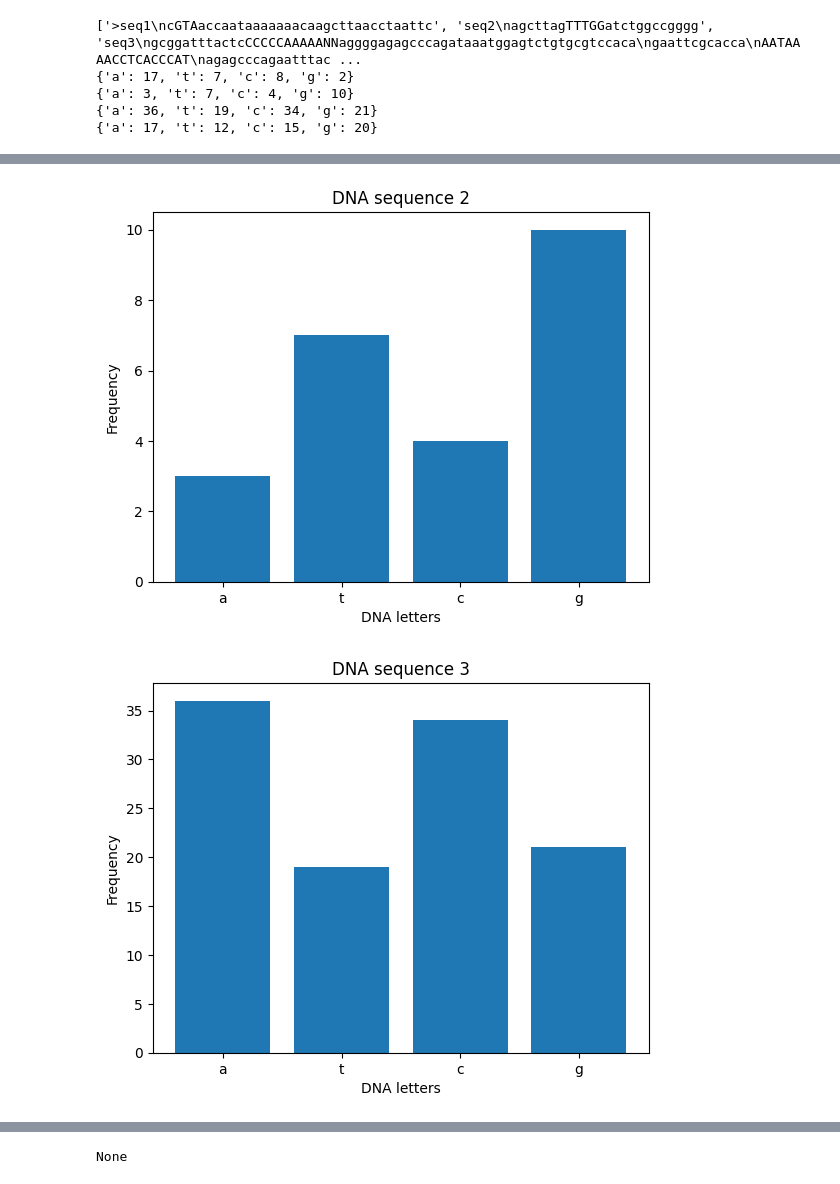
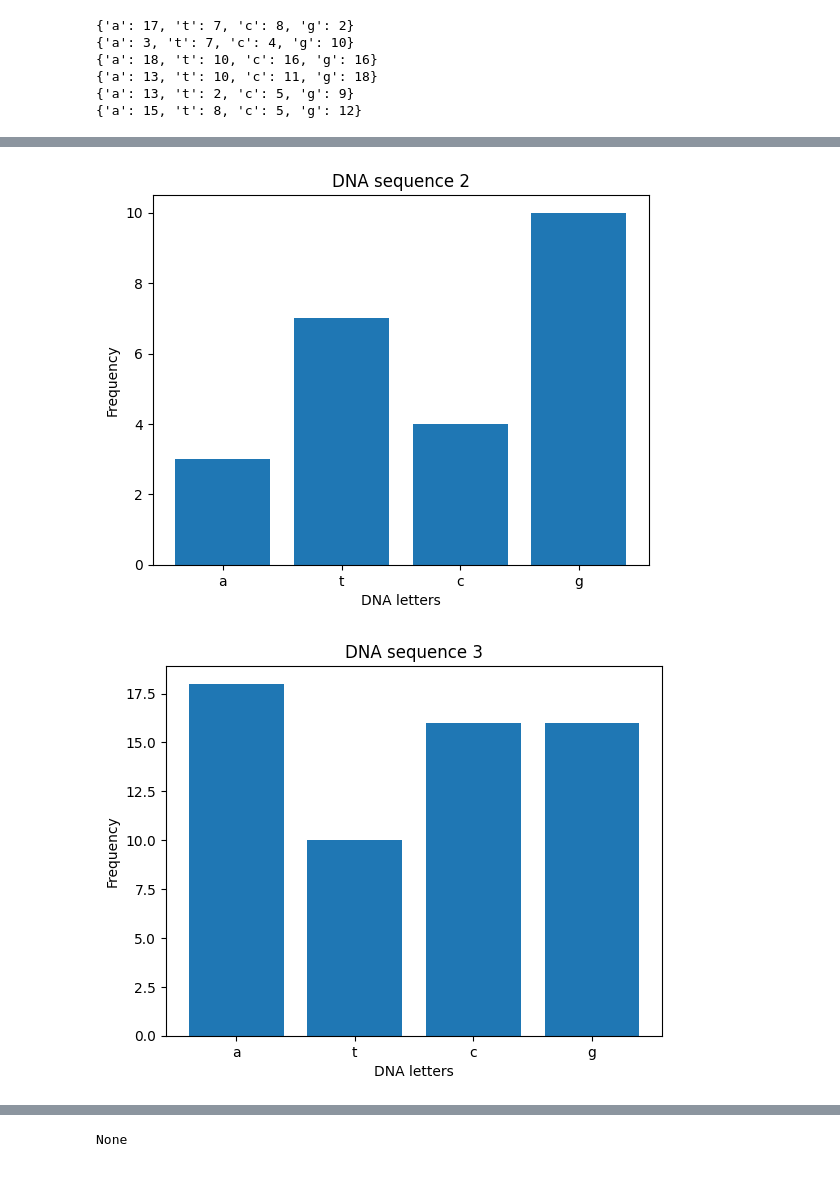
Before and after one commit to Anja-Sche/Lab1_Anja_Scherwall_DE25, a Jupyter notebook: Lab1.ipynb, the cells around one changed output, grey strips where cells are left out. Drawn from its saved outputs; the diff is of its cells as text; code cells hidden in the pictures.

Commit message:
Function read file, error handling

```diff
--- a/Lab1.ipynb
+++ b/Lab1.ipynb
@@ -5,5 +3,15 @@
 - Rengör och gör om diagram_result med ax
     - ta bort decimaler i y-axeln
+# %%
+def read_file(file):
+    try:
+        with open(file, "r") as f:
+            data_file =f.read()
+            data_file = data_file.split("\n>")
+        return data_file
+    except:
+        print("You need to put in a .txt file")
+        return None
 # %%
 def diagram_result(x):
     for count in count_result:
@@ -24,43 +29,48 @@ def diagram_result(x):
 # %%
 import matplotlib.pyplot as plt
 import numpy as np
 
-with open("dna_raw_complicated.txt", "r") as f: # Open file safely, will aslo close
-    data_file = f.read()
-data_file = data_file.split("\n>")
-print(data_file)
-#clean the sequences
-data_strings = []
-for data in data_file:
-    y=data[5:].strip("\n")
-    data_strings.append(y)
-data_strings
+data_file = read_file("dna_raw.txt")
+if data_file != None:
 
-#created a dictionary
-dna_data = {value: 0 for key, value in enumerate("atcg")}
+    #clean the sequences
+    data_strings = []
+    for data in data_file:
+        y=data[5:].strip("\n")
+        data_strings.append(y)
+    data_strings
 
-#count each letter ad pair with the letter in the dict
-#put each dict in a new list
-count_result = []
-for x in range(len(data_strings)):
-        for key, value in dna_data.items():
-            dna_data['a'] = data_strings[x].lower().count("a")
-            dna_data['t'] = data_strings[x].lower().count("t")
-            dna_data['c'] = data_strings[x].lower().count("c")
-            dna_data['g'] = data_strings[x].lower().count("g")
-        print(dna_data)  #to see that I manage to count an put in to dict
-        letters = list(dna_data.keys())
-        count = list(dna_data.values())
-        count_result.append(count)
+    #created a dictionary
+    dna_data = {value: 0 for key, value in enumerate("atcg")}
 
-i=0
-print(diagram_result(i))
+    #count each letter ad pair with the letter in the dict
+    #put each dict in a new list
+    count_result = []
+    for x in range(len(data_strings)):
+            for key, value in dna_data.items():
+                dna_data['a'] = data_strings[x].lower().count("a")
+                dna_data['t'] = data_strings[x].lower().count("t")
+                dna_data['c'] = data_strings[x].lower().count("c")
+                dna_data['g'] = data_strings[x].lower().count("g")
+            print(dna_data)  #to see that I manage to count an put in to dict
+            letters = list(dna_data.keys())
+            count = list(dna_data.values())
+            count_result.append(count)
+    #Found this webbsite for explanation to extract keys and values in dicts before putting them in chart
+    # https://pythonguides.com/matplotlib-plot-bar-chart-from-dict-python/
+
+
+    i=0
+    print(diagram_result(i))
+else:
+    print("Try again")
 # %% [output]
-['>seq1\ncGTAaccaataaaaaaacaagcttaacctaattc', 'seq2\nagcttagTTTGGatctggccgggg', 'seq3\ngcggatttactcCCCCCAAAAANNaggggagagcccagataaatggagtctgtgcgtccaca\ngaattcgcacca\nAATAAAACCTCACCCAT\nagagcccagaatttac ...
 {'a': 17, 't': 7, 'c': 8, 'g': 2}
 {'a': 3, 't': 7, 'c': 4, 'g': 10}
-{'a': 36, 't': 19, 'c': 34, 'g': 21}
-{'a': 17, 't': 12, 'c': 15, 'g': 20}
+{'a': 18, 't': 10, 'c': 16, 'g': 16}
+{'a': 13, 't': 10, 'c': 11, 'g': 18}
+{'a': 13, 't': 2, 'c': 5, 'g': 9}
+{'a': 15, 't': 8, 'c': 5, 'g': 12}
 [figure]
 [figure]
-[figure, old version]
+[figure, new version]
```
Also changed, not shown: parts of 3 cells of this notebook, 1 other file.
